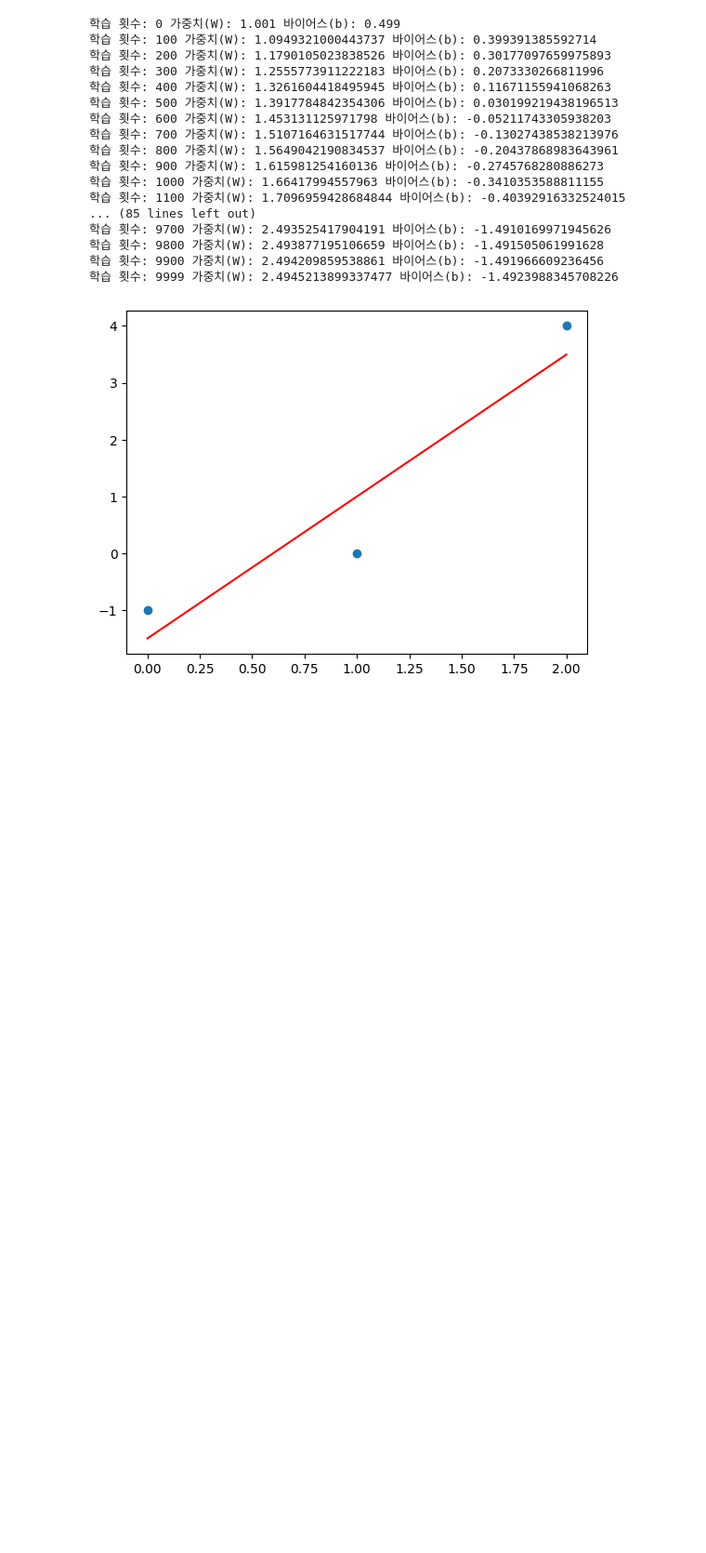
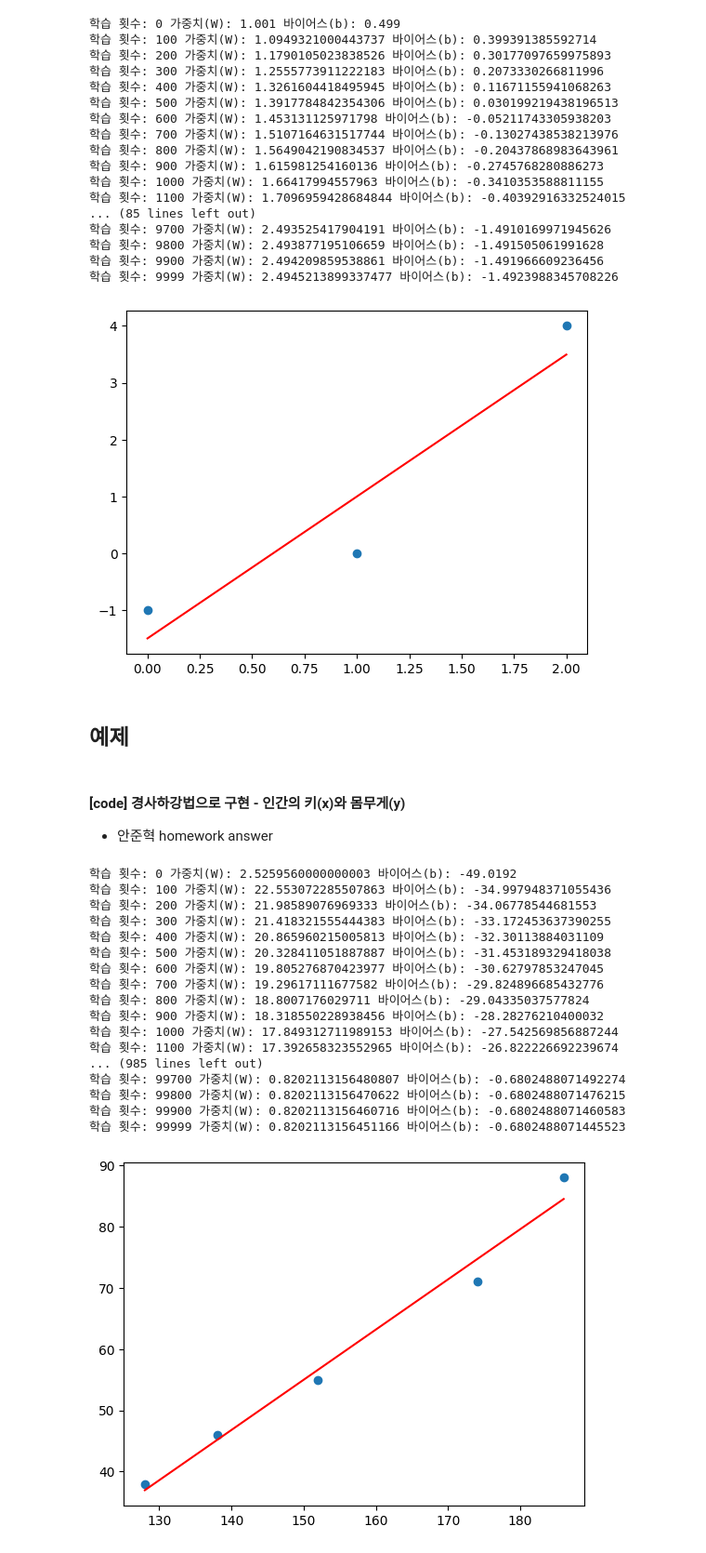
Before and after one commit to sohicode/ai_basics, a Jupyter notebook: machine_learning/ml_Regression_LinearRegression.ipynb, the cells around one changed output. Shown at 93% size. Cells and saved outputs as stored; diff of their text form; code cells hidden in the pictures; blank space fills up the shorter version.

```diff
--- a/machine_learning/ml_Regression_LinearRegression.ipynb
+++ b/machine_learning/ml_Regression_LinearRegression.ipynb
@@ -406,3 +406,77 @@ plt.show()
 학습 횟수: 9900 가중치(W): 2.494209859538861 바이어스(b): -1.491966609236456
 학습 횟수: 9999 가중치(W): 2.4945213899337477 바이어스(b): -1.4923988345708226
 [figure]
+# %% [markdown]
+## 예제
+# %% [markdown]
+#### [code] 경사하강법으로 구현 - 인간의 키(x)와 몸무게(y)
+- 안준혁 homework answer
+# %%
+import numpy as np
+import matplotlib.pylab as plt
+from sklearn import linear_model
+
+# data -> 계산과정에서의 오버플로우 방지 위해 100으로 나누고 계산
+X = np.array([174,152,138,128,186])/100
+y = np.array([71,55,46,38,88])/100
+
+# 초기값 설정
+W = 1           # 기울기
+b = -50           # 절편
+lrate = 0.01    # 학습률: 한 번에 기울기를 변경하는 양
+epochs = 100000   # 반복 횟수: 모든 학습 데이터셋을 학습하는 횟수
+n = float(len(X)) # 입력 데이터의 개수
+
+# 경사 하강: 오차가 최소일 때까지 파라미터값(W,b) 업데이트
+for i in range(epochs):
+
+  # 선형 회귀 예측값
+  y_pred = W*X+b
+
+  # 현재 손실함수에서 W의 기울기 구하기
+  dW = (2/n) * sum(X * (y_pred-y))
+
+  # 현재 손실함수에서 b의 기울기 구하기
+  db = (2/n) * sum(y_pred-y)
+
+  # 가중치(W) 업데이트
+  W = W - lrate * dW
+  # 바이어스(b) 업데이트
+  b = b - lrate * db
+
+  if i % 100 == 0 :
+      print('학습 횟수:', i, '가중치(W):', W, '바이어스(b):', b)
+
+# 최종 파라미터 값 출력
+print('학습 횟수:', i, '가중치(W):', W, '바이어스(b):', b)
+
+# 예측값을 만든다.
+y_pred = 100 * W * X + 100 * b
+
+# 입력 데이터를 그래프 상에 찍는다.
+X *= 100
+y *= 100
+plt.scatter(X, y)
+
+# 예측값은 선그래프로 그린다.
+plt.plot([min(X), max(X)], [min(y_pred), max(y_pred)], color='red')
+plt.show()
+# %% [output]
+학습 횟수: 0 가중치(W): 2.5259560000000003 바이어스(b): -49.0192
+학습 횟수: 100 가중치(W): 22.553072285507863 바이어스(b): -34.997948371055436
+학습 횟수: 200 가중치(W): 21.98589076969333 바이어스(b): -34.06778544681553
+학습 횟수: 300 가중치(W): 21.418321555444383 바이어스(b): -33.172453637390255
+학습 횟수: 400 가중치(W): 20.865960215005813 바이어스(b): -32.30113884031109
+학습 횟수: 500 가중치(W): 20.328411051887887 바이어스(b): -31.453189329418038
+학습 횟수: 600 가중치(W): 19.805276870423977 바이어스(b): -30.62797853247045
+학습 횟수: 700 가중치(W): 19.29617111677582 바이어스(b): -29.824896685432776
+학습 횟수: 800 가중치(W): 18.8007176029711 바이어스(b): -29.04335037577824
+학습 횟수: 900 가중치(W): 18.318550228938456 바이어스(b): -28.28276210400032
+학습 횟수: 1000 가중치(W): 17.849312711989153 바이어스(b): -27.542569856887244
+학습 횟수: 1100 가중치(W): 17.392658323552965 바이어스(b): -26.822226692239674
+... (985 lines left out)
+학습 횟수: 99700 가중치(W): 0.8202113156480807 바이어스(b): -0.6802488071492274
+학습 횟수: 99800 가중치(W): 0.8202113156470622 바이어스(b): -0.6802488071476215
+학습 횟수: 99900 가중치(W): 0.8202113156460716 바이어스(b): -0.6802488071460583
+학습 횟수: 99999 가중치(W): 0.8202113156451166 바이어스(b): -0.6802488071445523
+[figure, added]
```
Also changed, not shown: parts of 10 cells of this notebook, 2 other files.
